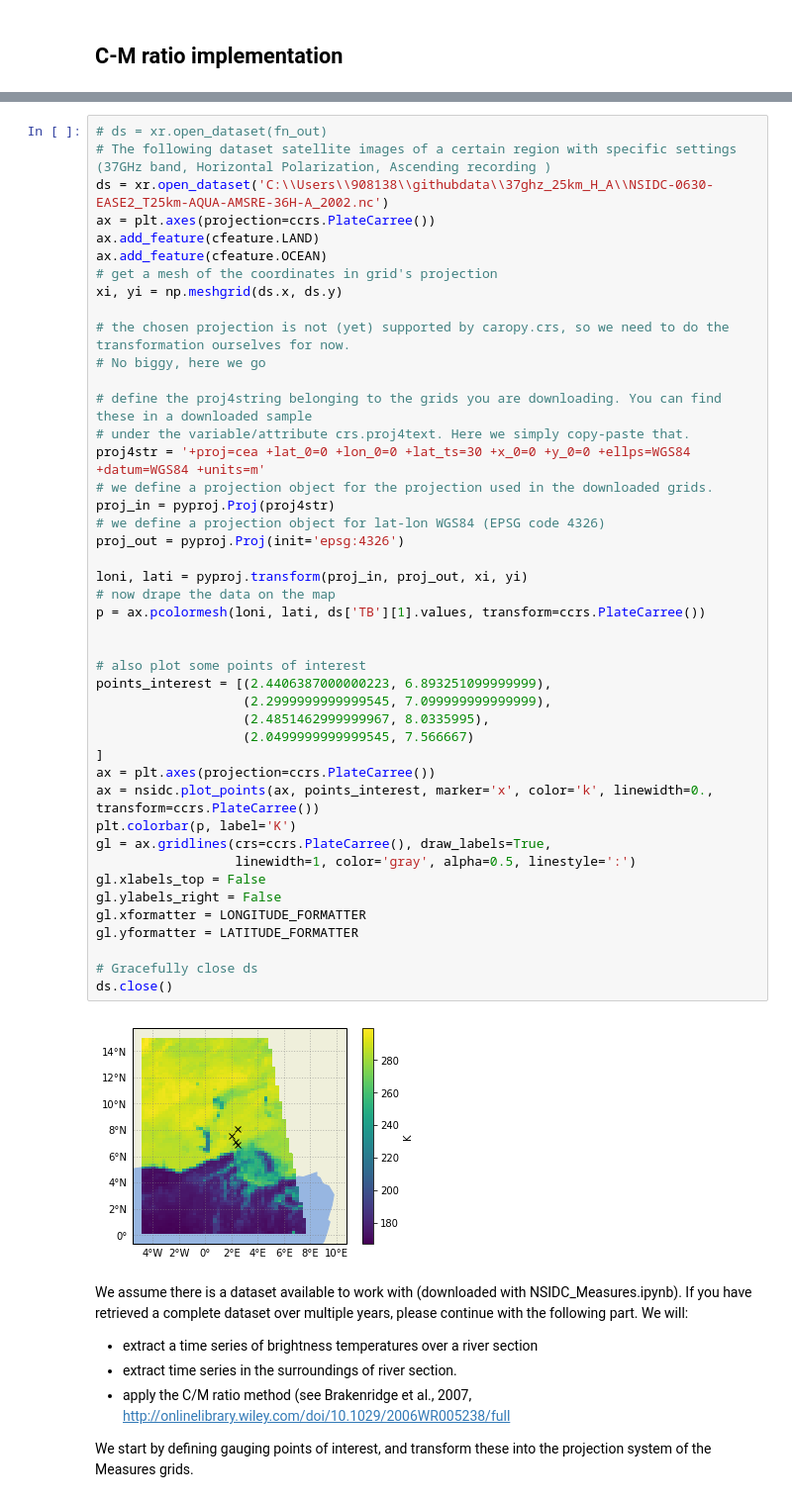
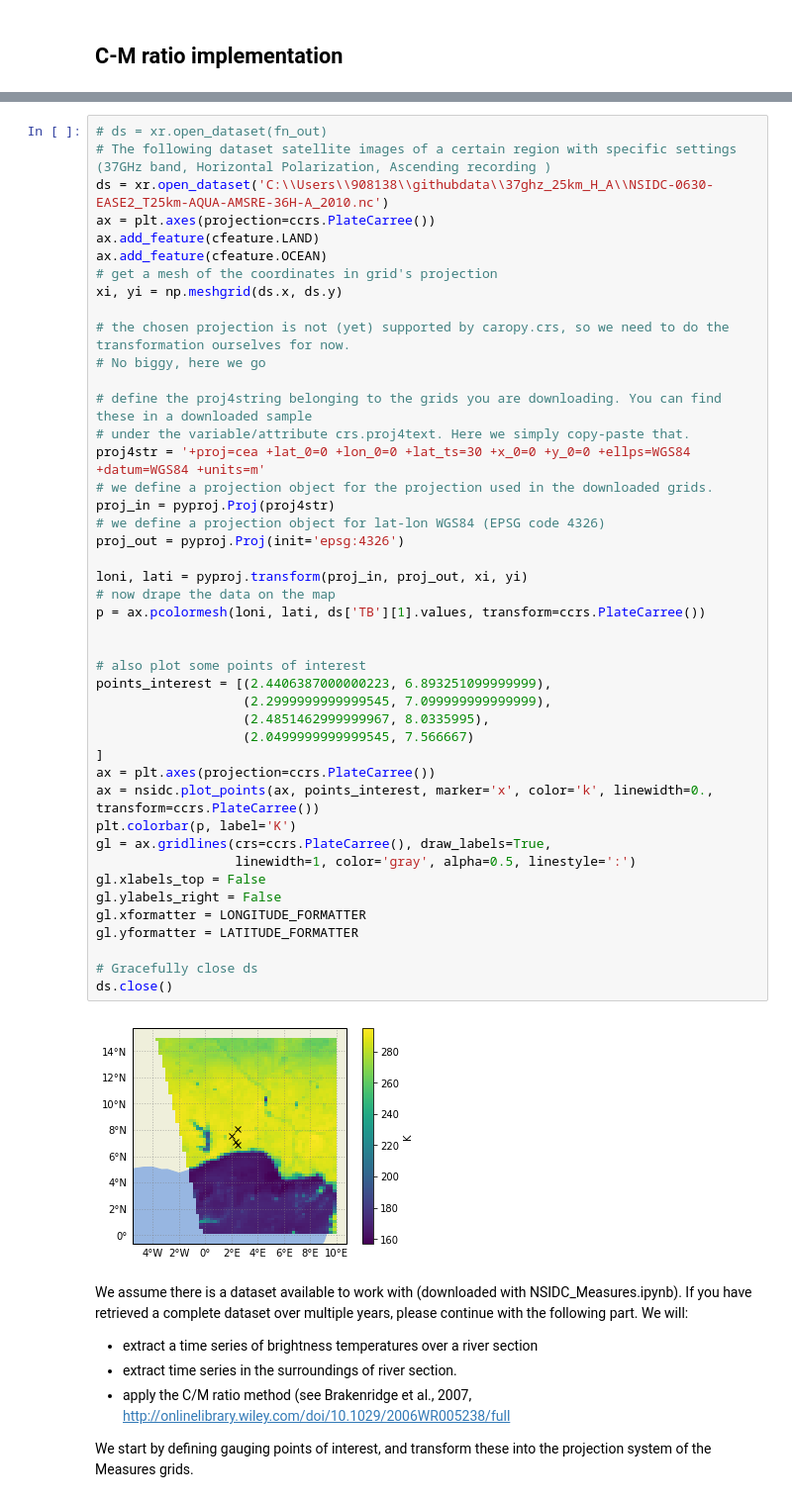
Before and after one commit to hcwinsemius/satellite-cookbook, a Jupyter notebook: NSIDC-AMSRE/C-M_ratio_discharge.ipynb, the cells around one changed output, grey strips where cells are left out. Shown at 99% size. Cells and saved outputs as stored; diff of their text form.

```diff
--- a/NSIDC-AMSRE/C-M_ratio_discharge.ipynb
+++ b/NSIDC-AMSRE/C-M_ratio_discharge.ipynb
@@ -31,7 +34,7 @@ import nsidc
 # %%
 # ds = xr.open_dataset(fn_out)
 # The following dataset satellite images of a certain region with specific settings (37GHz band, Horizontal Polarization, Ascending recording )
-ds = xr.open_dataset('C:\\Users\\908138\\githubdata\\37ghz_25km_H_A\\NSIDC-0630-EASE2_T25km-AQUA-AMSRE-36H-A_2002.nc')
+ds = xr.open_dataset('C:\\Users\\908138\\githubdata\\37ghz_25km_H_A\\NSIDC-0630-EASE2_T25km-AQUA-AMSRE-36H-A_2010.nc')
 ax = plt.axes(projection=ccrs.PlateCarree())
 ax.add_feature(cfeature.LAND)
 ax.add_feature(cfeature.OCEAN)
@@ -46,34 +49,34 @@ xi, yi = np.meshgrid(ds.x, ds.y)
 proj4str = '+proj=cea +lat_0=0 +lon_0=0 +lat_ts=30 +x_0=0 +y_0=0 +ellps=WGS84 +datum=WGS84 +units=m'
 # we define a projection object for the projection used in the downloaded grids.
 proj_in = pyproj.Proj(proj4str)
 # we define a projection object for lat-lon WGS84 (EPSG code 4326)
 proj_out = pyproj.Proj(init='epsg:4326')
 
 loni, lati = pyproj.transform(proj_in, proj_out, xi, yi)
 # now drape the data on the map
 p = ax.pcolormesh(loni, lati, ds['TB'][1].values, transform=ccrs.PlateCarree())
 
 
 # also plot some points of interest
 points_interest = [(2.4406387000000223, 6.893251099999999),
                    (2.2999999999999545, 7.099999999999999),
                    (2.4851462999999967, 8.0335995),
                    (2.0499999999999545, 7.566667)
 ]
 ax = plt.axes(projection=ccrs.PlateCarree())
 ax = nsidc.plot_points(ax, points_interest, marker='x', color='k', linewidth=0., transform=ccrs.PlateCarree())
 plt.colorbar(p, label='K')
 gl = ax.gridlines(crs=ccrs.PlateCarree(), draw_labels=True,
                   linewidth=1, color='gray', alpha=0.5, linestyle=':')
 gl.xlabels_top = False
 gl.ylabels_right = False
 gl.xformatter = LONGITUDE_FORMATTER
 gl.yformatter = LATITUDE_FORMATTER
 
 # Gracefully close ds
 ds.close()
 # %% [output]
-[figure, old version]
+[figure, new version]
 # %% [markdown]
 We assume there is a dataset available to work with (downloaded with NSIDC_Measures.ipynb). If you have retrieved a complete dataset over multiple years, please continue with the following part. We will:
 - extract a time series of brightness temperatures over a river section
```
Also changed, not shown: parts of 4 cells of this notebook.
